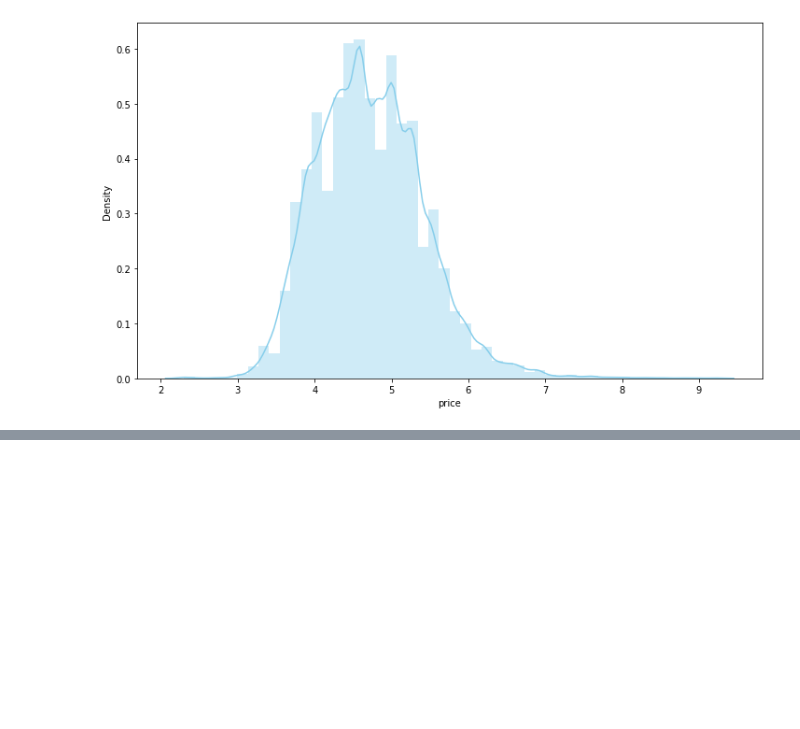
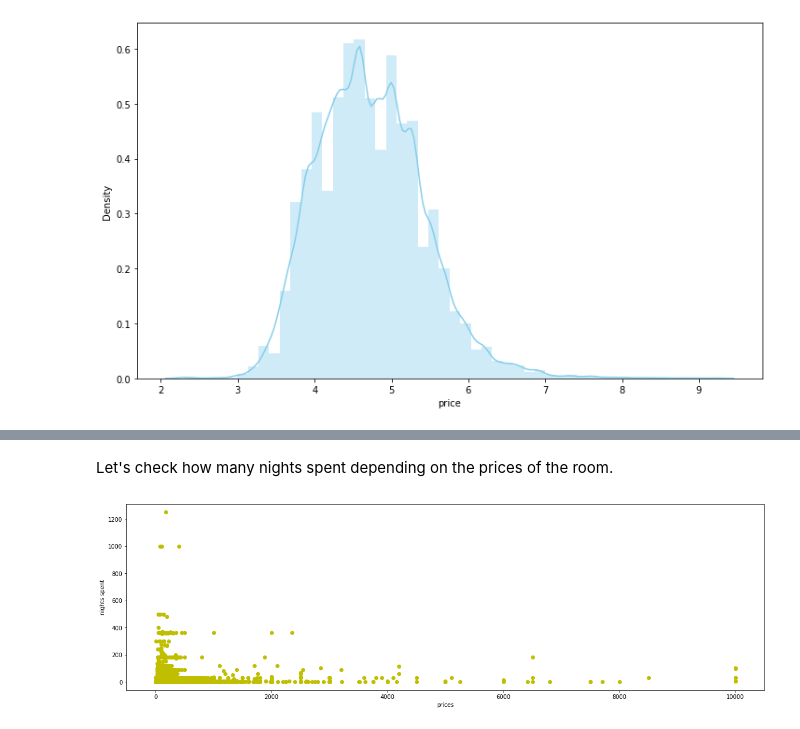
Before and after one commit to SubhamZap/Airbnb-Booking-Analysis, a Jupyter notebook: Airbnb_Bookings_Analysis_Capstone_Project.ipynb, the cells around one changed output, grey strips where cells are left out. Cells and saved outputs as stored; diff of their text form; code cells hidden in the pictures; blank space fills up the shorter version.

```diff
--- a/Airbnb_Bookings_Analysis_Capstone_Project.ipynb
+++ b/Airbnb_Bookings_Analysis_Capstone_Project.ipynb
@@ -668,0 +716,12 @@ sns.distplot(np.log(new_air_df[~(new_air_df['price']==0)]['price']), color="skyb
+# %% [markdown]
+Let's check how many nights spent depending on the prices of the room.
+# %%
+# Distribution of prices wrt nights spents
+
+plt.figure(figsize=[20, 6])
+plt.scatter(new_air_df['price'], new_air_df['minimum_nights'],  color = 'y')
+plt.ylabel('nights spent')
+plt.xlabel('prices')
+plt.show()
+# %% [output]
+[figure, added]
```
Also changed, not shown: parts of 19 cells of this notebook.
